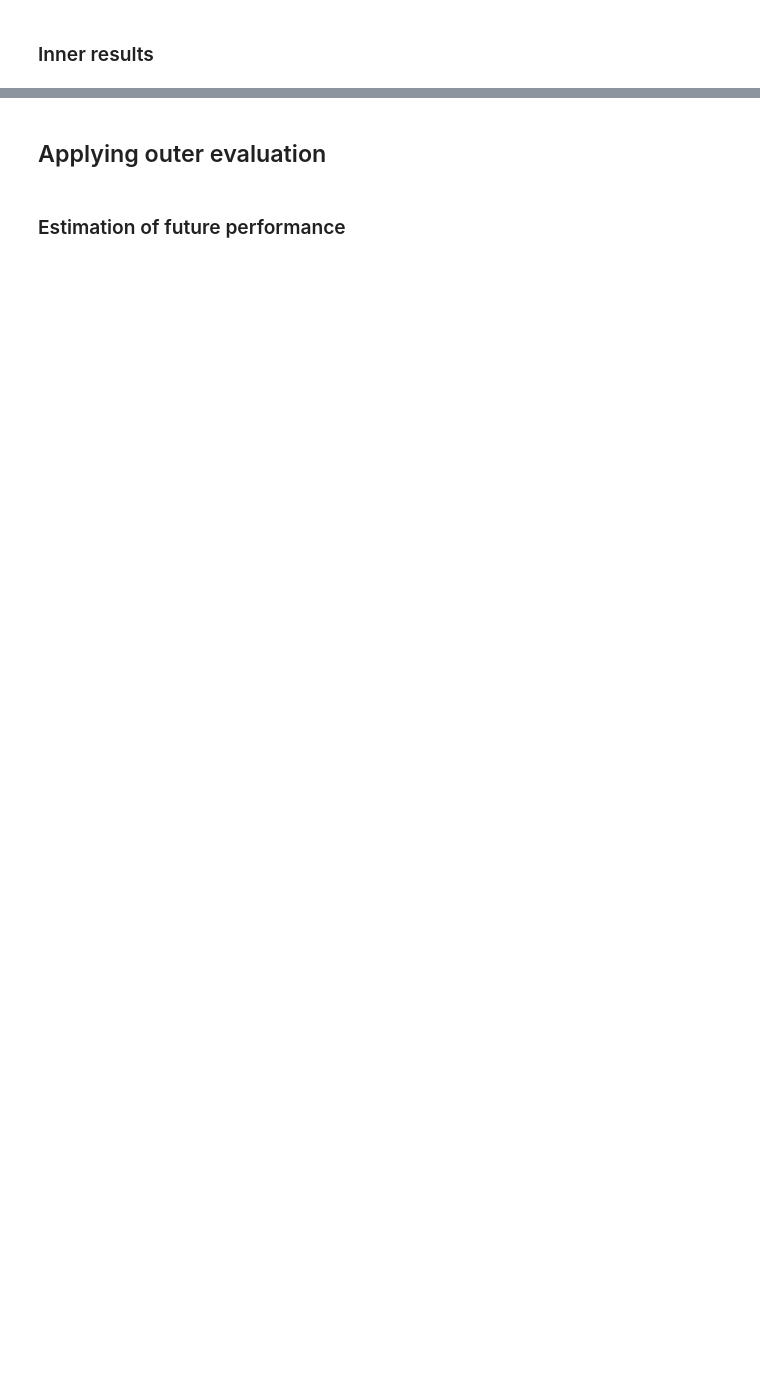
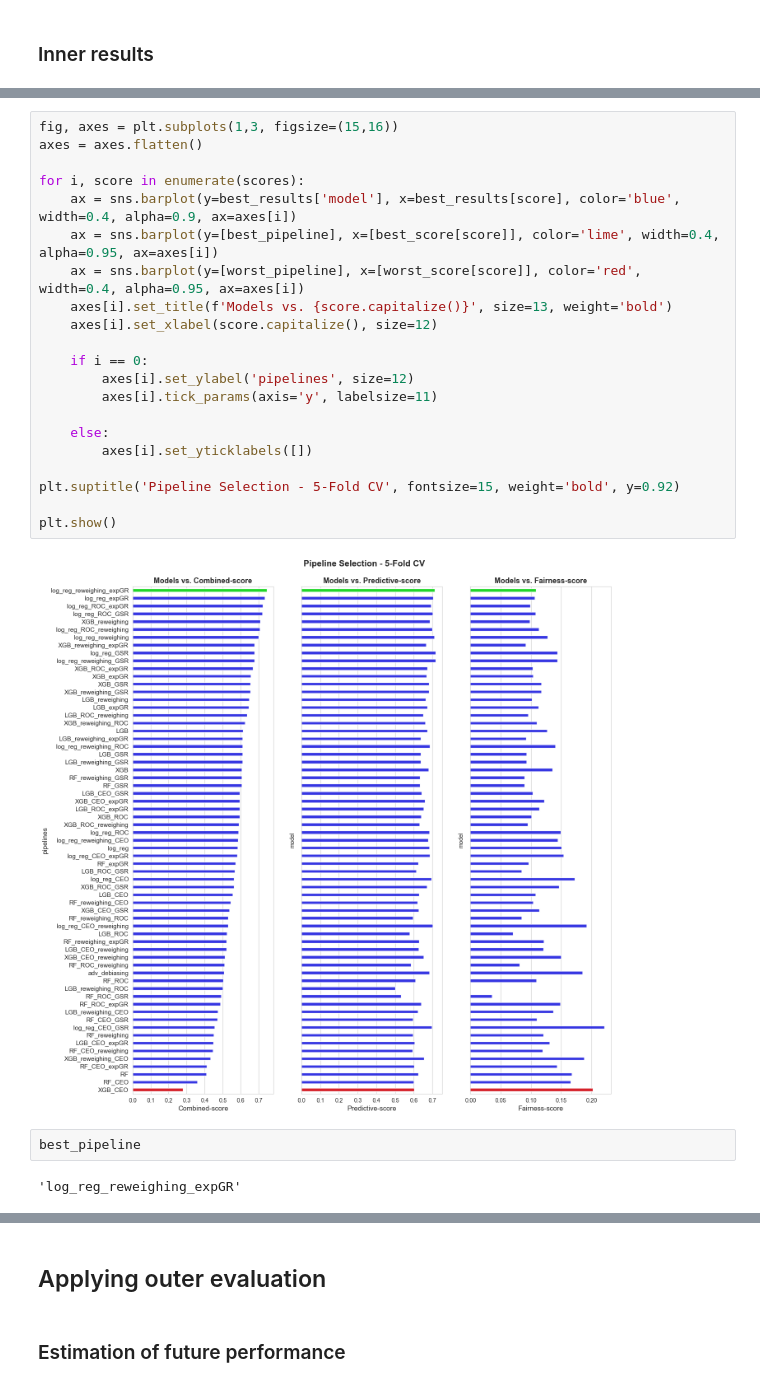
Before and after one commit to FabioScielzoOrtiz/PyFairnessAI-package, a Jupyter notebook: notebooks/Project-notebooks/fairness_workflow.ipynb, the cells around one changed output, grey strips where cells are left out. Saved outputs shown, nothing was run; the diff lists cells and outputs as text; blank space fills up the shorter version.

```diff
--- a/notebooks/Project-notebooks/fairness_workflow.ipynb
+++ b/notebooks/Project-notebooks/fairness_workflow.ipynb
@@ -532,0 +641,27 @@ best_results.head()
+# %%
+fig, axes = plt.subplots(1,3, figsize=(15,16))
+axes = axes.flatten()
+
+for i, score in enumerate(scores):
+    ax = sns.barplot(y=best_results['model'], x=best_results[score], color='blue', width=0.4, alpha=0.9, ax=axes[i])
+    ax = sns.barplot(y=[best_pipeline], x=[best_score[score]], color='lime', width=0.4, alpha=0.95, ax=axes[i])
+    ax = sns.barplot(y=[worst_pipeline], x=[worst_score[score]], color='red', width=0.4, alpha=0.95, ax=axes[i])
+    axes[i].set_title(f'Models vs. {score.capitalize()}', size=13, weight='bold')
+    axes[i].set_xlabel(score.capitalize(), size=12)
+
+    if i == 0:
+        axes[i].set_ylabel('pipelines', size=12)
+        axes[i].tick_params(axis='y', labelsize=11)
+
+    else:
+        axes[i].set_yticklabels([])
+
+plt.suptitle('Pipeline Selection - 5-Fold CV', fontsize=15, weight='bold', y=0.92)
+
+plt.show()
+# %% [output]
+[figure, added]
+# %%
+best_pipeline
+# %% [output]
+'log_reg_reweighing_expGR'
```
Also changed, not shown: parts of 23 cells of this notebook, 5 other files.
